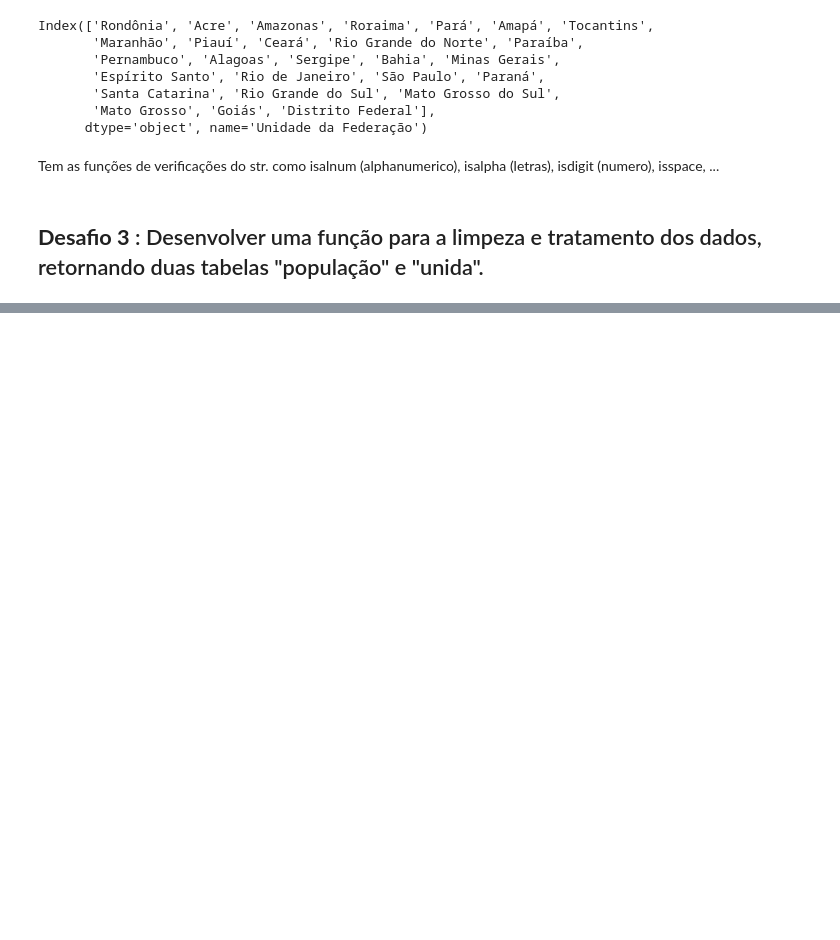
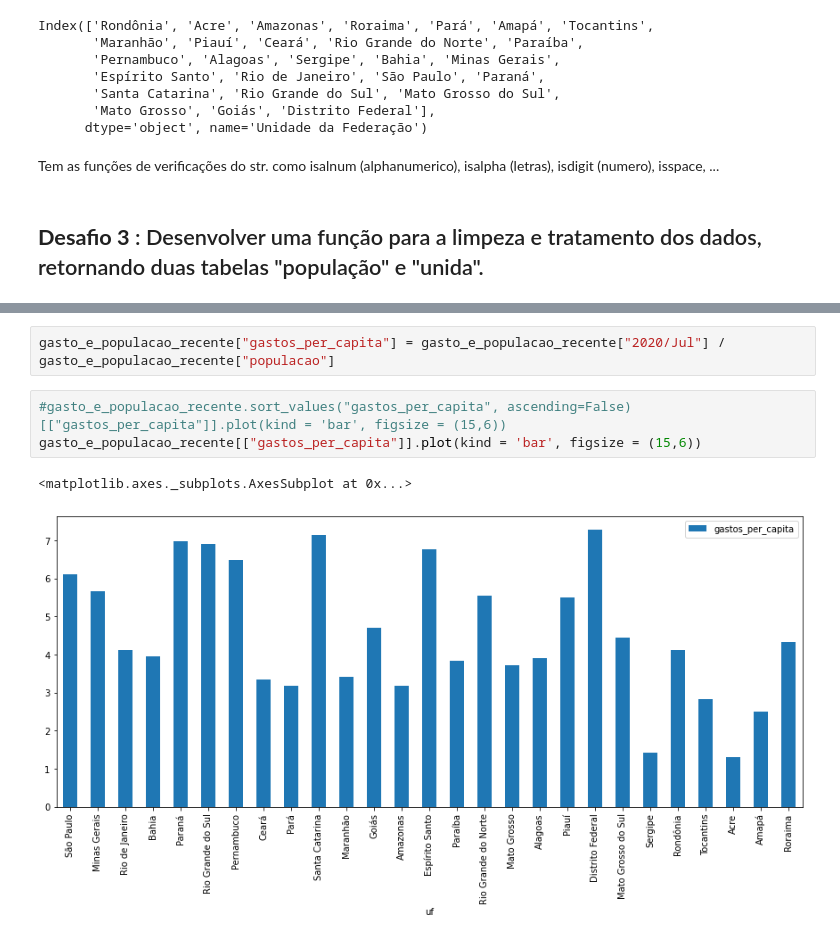
Before and after one commit to carollimaxp/data_science_alura, a Jupyter notebook: DS_Bootcamp_Módulo_2.ipynb, the cells around one changed output, grey strips where cells are left out. Drawn from its saved outputs; the diff is of its cells as text; blank space fills up the shorter version.

```diff
--- a/DS_Bootcamp_Módulo_2.ipynb
+++ b/DS_Bootcamp_Módulo_2.ipynb
@@ -426,0 +450,8 @@ gasto_e_populacao_recente
+# %%
+gasto_e_populacao_recente["gastos_per_capita"] = gasto_e_populacao_recente["2020/Jul"] / gasto_e_populacao_recente["populacao"]
+# %%
+#gasto_e_populacao_recente.sort_values("gastos_per_capita", ascending=False)[["gastos_per_capita"]].plot(kind = 'bar', figsize = (15,6))
+gasto_e_populacao_recente[["gastos_per_capita"]].plot(kind = 'bar', figsize = (15,6))
+# %% [output]
+<matplotlib.axes._subplots.AxesSubplot at 0x...>
+[figure, added]
```
Also changed, not shown: parts of 75 cells of this notebook.
